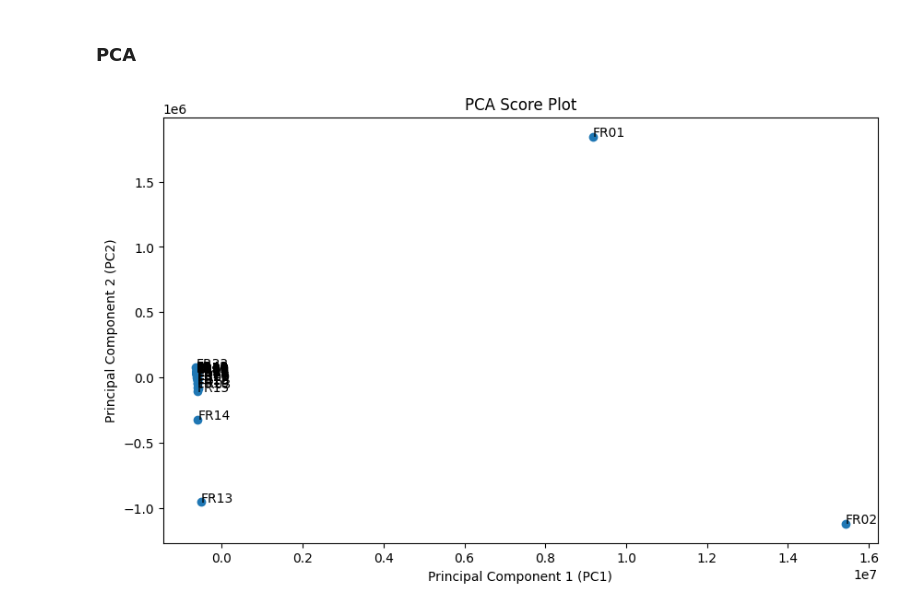
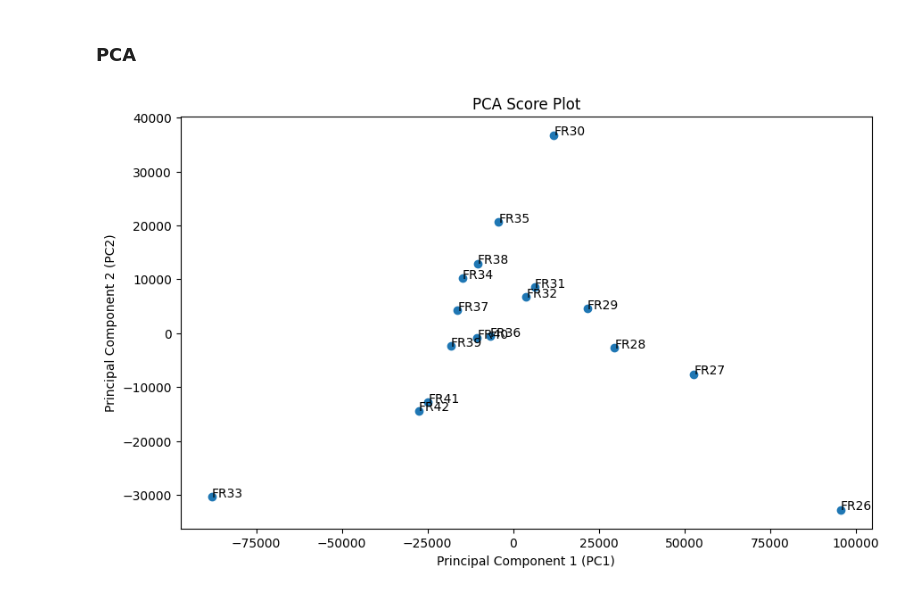
Before and after one commit to RicardoMBorges/HPLCdata_Shimadzu, a Jupyter notebook: Chromatograms_Shimadzu.ipynb, the cells around one changed output. Saved outputs shown, nothing was run; the diff lists cells and outputs as text; code cells hidden in the pictures.

```diff
--- a/Chromatograms_Shimadzu.ipynb
+++ b/Chromatograms_Shimadzu.ipynb
@@ -131,32 +131,32 @@ plt.show()
 # %%
 from sklearn.decomposition import PCA
 
 # Extract the feature columns (excluding the 'RT(min)' column)
 X = combined_df
 X = X.T
-X = X.iloc[5:]
+X = X.iloc[30:] # se for mu
 
 # Perform PCA
 pca = PCA(n_components=2)
 scores = pca.fit_transform(X)
 
 # Create a DataFrame for the scores
 scores_df = pd.DataFrame(data=scores, columns=['PC1', 'PC2'])
 
-# Plot the score plot
+# Score plot
 plt.figure(figsize=(10, 6))
 plt.scatter(scores_df['PC1'], scores_df['PC2'])
 
 # Add labels and title
 plt.xlabel('Principal Component 1 (PC1)')
 plt.ylabel('Principal Component 2 (PC2)')
 plt.title('PCA Score Plot')
 
 # Identify points on the plot using the index of X
 for i, sample_name in enumerate(X.index):
     plt.annotate(sample_name, (scores_df['PC1'][i], scores_df['PC2'][i]))
 
 # Show the plot
 plt.show()
 # %% [output]
-[figure, old version]
+[figure, new version]
```
Also changed, not shown: parts of 11 cells of this notebook, 1 other file.
